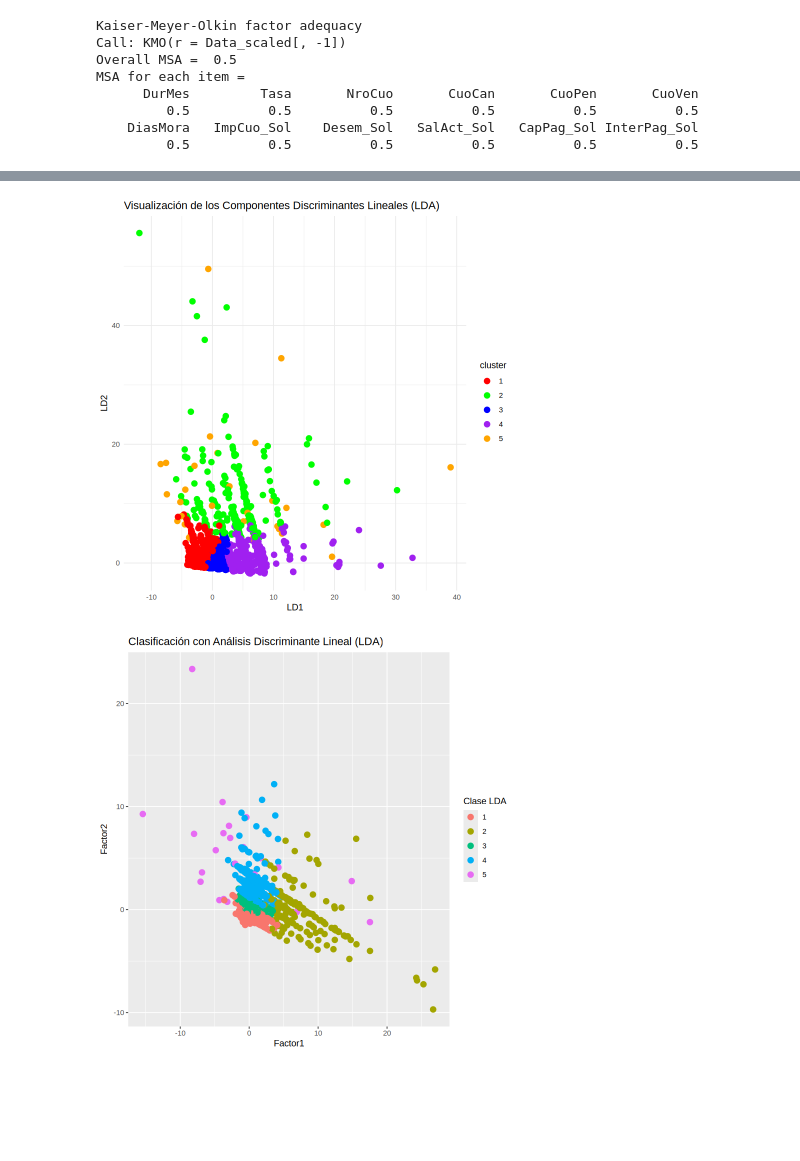
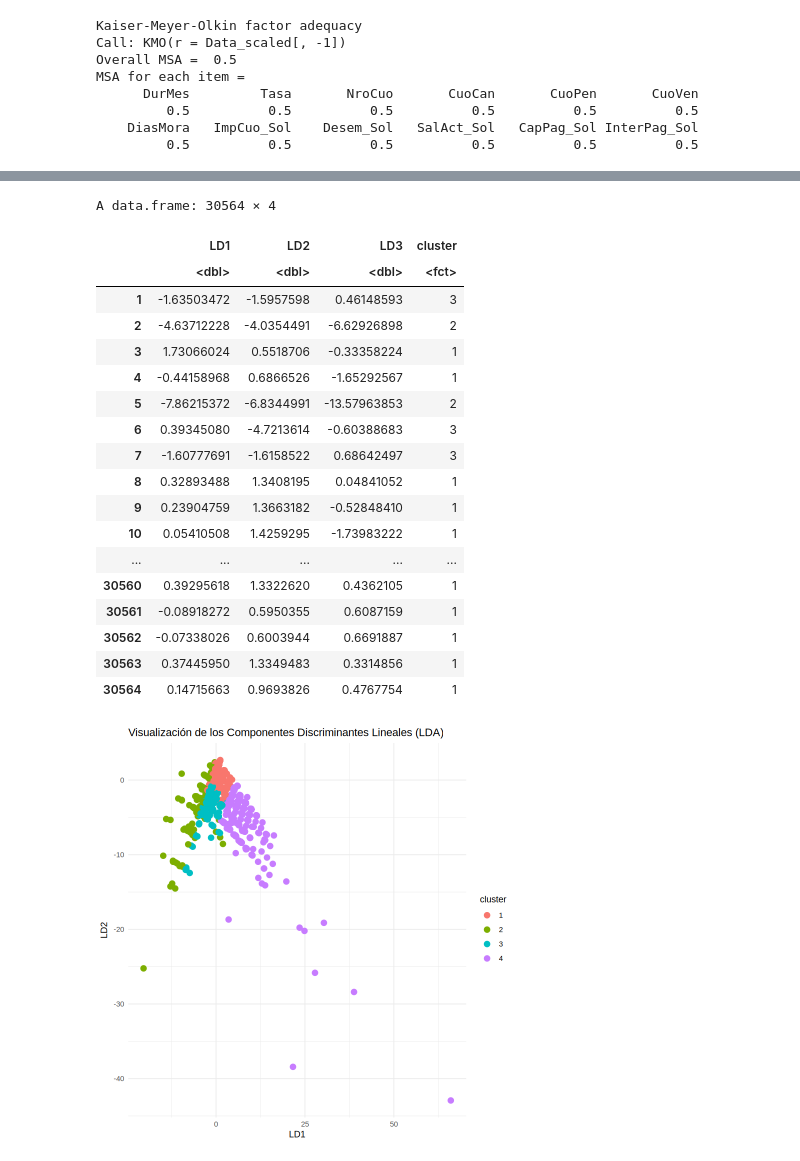
Before and after one commit to codelock54/Prestamos-Personales, a Jupyter notebook: PC02_2.ipynb, the cells around one changed output, grey strips where cells are left out. Cells and saved outputs as stored; diff of their text form; code cells hidden in the pictures; blank space fills up the shorter version.

```diff
--- a/PC02_2.ipynb
+++ b/PC02_2.ipynb
@@ -256,6 +256,7 @@ The following object is masked from ‘package:dplyr’:
 [1] 2
 [figure]
 # %%
-x <- Data_scaled[, !names(Data_scaled) %in% c("NroCuo", "CuoVen","Desem_Sol", "CodCli")]
+x <- Data_scaled[, !names(Data_scaled) %in% c("Desem_Sol", "CodCli")]
+
 head(x)
 # %% [output]
@@ -440,7 +472,7 @@ A data.frame: 30564 × 3
 #   xlab("Valor de k ") +
 #   ylab("Promedio de silueta")
 # %%
-N_Cluster <- kmeans(scores,5)
+N_Cluster <- kmeans(scores,4)
 # %%
 N_Cluster$size
 # %% [output]
@@ -610,0 +589,5 @@ A matrix: 3 × 3 of type dbl
+# %%
+# Análisis discriminante lineal
+library(MASS)
+lda_model <- lda(SEGMENTO ~ Factor1 + Factor2 + Factor3, data = Data_final)
+lda_model
@@ -611,18 +663,27 @@ A matrix: 3 × 3 of type dbl
 # %%
-# Predicciones del modelo LDA
-lda_predictions <- predict(lda_result)
+lda_predictions <- predict(lda_model)
 
 # Crear un nuevo data frame con los resultados de LDA
 lda_data <- data.frame(lda_predictions$x)  # Las proyecciones de los datos en el espacio de los discriminantes
-lda_data$cluster <- factor(N_Cluster$cluster)  # Agregar las etiquetas de los clusters
-
-# Visualizar en 2D utilizando ggplot2
-library(ggplot2)
-ggplot(lda_data, aes(x = LD1, y = LD2, color = cluster)) +
-  geom_point(size = 3) +
-  labs(title = "Visualización de los Componentes Discriminantes Lineales (LDA)",
-       x = "LD1", y = "LD2") +
-  scale_color_manual(values = c("red", "green", "blue", "purple", "orange")) +
-  theme_minimal()  # Fondo blanco
+lda_data$cluster <- factor(N_Cluster$cluster)
+lda_data
 # %% [output]
-[figure, removed]
+A data.frame: 30564 × 4
+|  | LD1 | LD2 | LD3 | cluster |
+|  | <dbl> | <dbl> | <dbl> | <fct> |
+| 1 | -1.63503472 | -1.5957598 | 0.46148593 | 3 |
+| 2 | -4.63712228 | -4.0354491 | -6.62926898 | 2 |
+| 3 | 1.73066024 | 0.5518706 | -0.33358224 | 1 |
+| 4 | -0.44158968 | 0.6866526 | -1.65292567 | 1 |
+| 5 | -7.86215372 | -6.8344991 | -13.57963853 | 2 |
+| 6 | 0.39345080 | -4.7213614 | -0.60388683 | 3 |
+| 7 | -1.60777691 | -1.6158522 | 0.68642497 | 3 |
+| 8 | 0.32893488 | 1.3408195 | 0.04841052 | 1 |
+| 9 | 0.23904759 | 1.3663182 | -0.52848410 | 1 |
+| 10 | 0.05410508 | 1.4259295 | -1.73983222 | 1 |
+| ... | ... | ... | ... | ... |
+| 30560 | 0.39295618 | 1.3322620 | 0.4362105 | 1 |
+| 30561 | -0.08918272 | 0.5950355 | 0.6087159 | 1 |
+| 30562 | -0.07338026 | 0.6003944 | 0.6691887 | 1 |
+| 30563 | 0.37445950 | 1.3349483 | 0.3314856 | 1 |
+| 30564 | 0.14715663 | 0.9693826 | 0.4767754 | 1 |
@@ -633,10 +690,10 @@ Data_final$lda_class <- lda_predictions$class
 # %%
+
 library(ggplot2)
-
-ggplot(Data_final, aes(x = Factor1, y = Factor2, color = factor(lda_class))) +
+ggplot(lda_data, aes(x = LD1, y = LD2, color = cluster)) +
   geom_point(size = 3) +
-  labs(title = "Clasificación con Análisis Discriminante Lineal (LDA)",
-       x = "Factor1", y = "Factor2") +
-  scale_color_discrete(name = "Clase LDA")
+  labs(title = "Visualización de los Componentes Discriminantes Lineales (LDA)",
+       x = "LD1", y = "LD2") +
+  theme_minimal()
 # %% [output]
-[figure, old version]
+[figure, new version]
```
Also changed, not shown: parts of 33 cells of this notebook.
